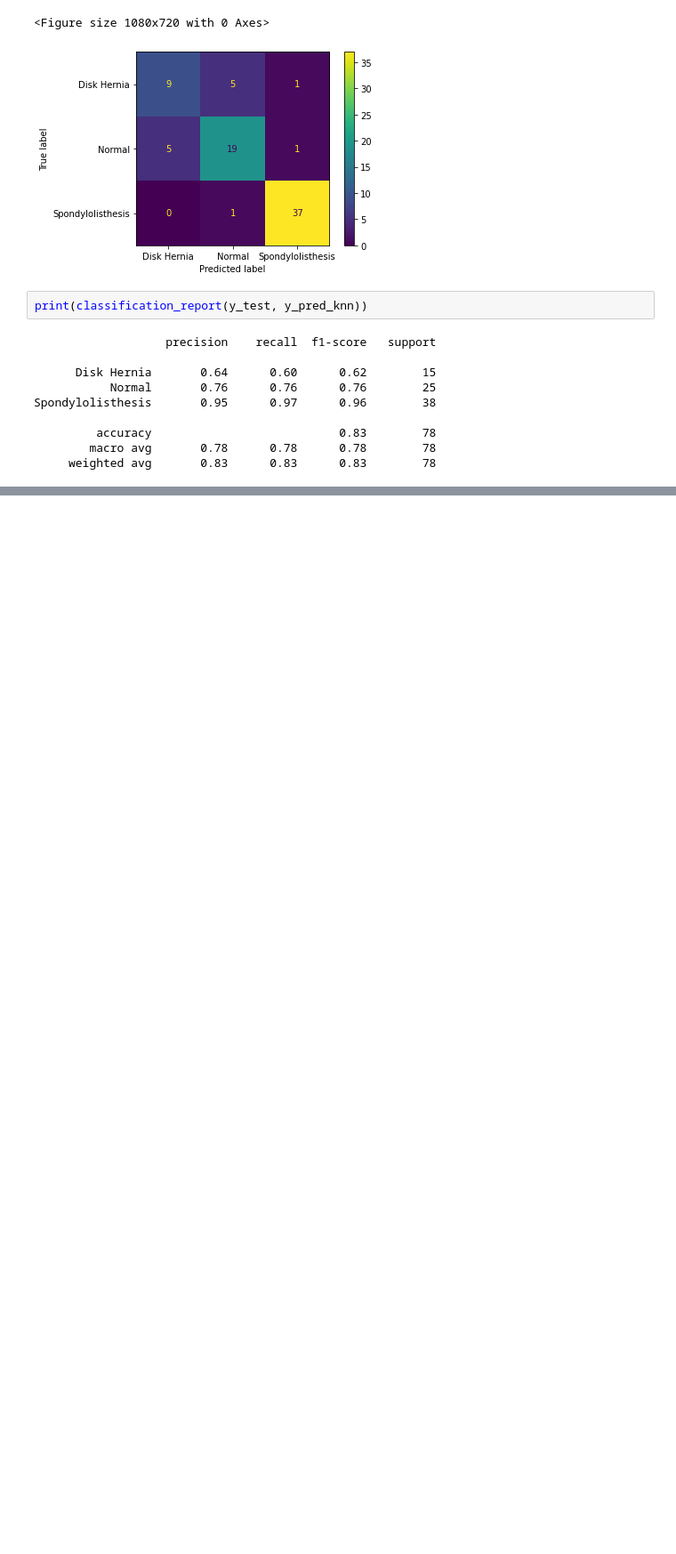
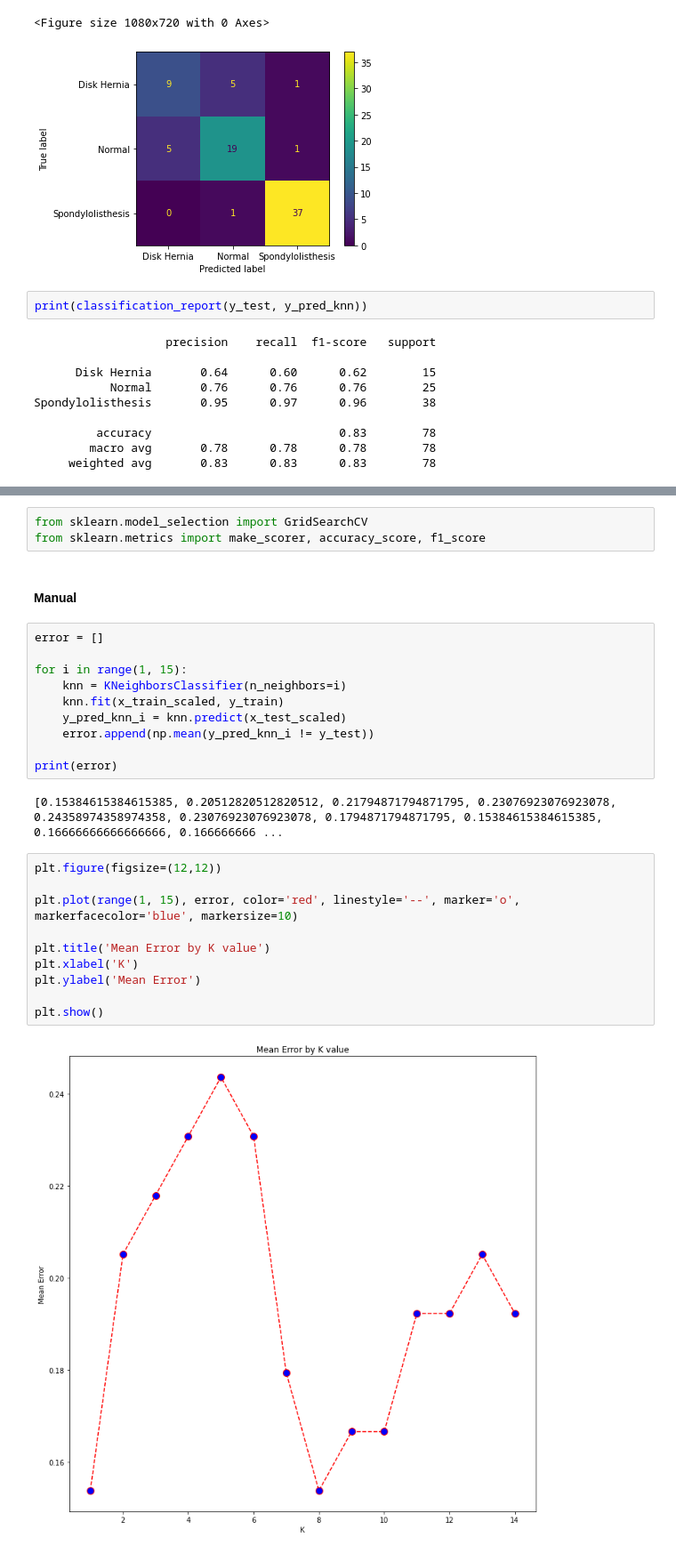
Before and after one commit to jackson-simionato/fase2_pos_tech, a Jupyter notebook: 2_Machine_Learning_Avancado/Aula5_Validacao_Cruzada/Aula5_Validacao_Cruzada.ipynb, the cells around one changed output, grey strips where cells are left out. Shown at 89% size. Drawn from its saved outputs; the diff is of its cells as text; blank space fills up the shorter version.

```diff
--- a/2_Machine_Learning_Avancado/Aula5_Validacao_Cruzada/Aula5_Validacao_Cruzada.ipynb
+++ b/2_Machine_Learning_Avancado/Aula5_Validacao_Cruzada/Aula5_Validacao_Cruzada.ipynb
@@ -249,0 +286,29 @@ Spondylolisthesis       0.95      0.97      0.96        38
+# %%
+from sklearn.model_selection import GridSearchCV
+from sklearn.metrics import make_scorer, accuracy_score, f1_score
+# %% [markdown]
+#### Manual
+# %%
+error = []
+
+for i in range(1, 15):
+    knn = KNeighborsClassifier(n_neighbors=i)
+    knn.fit(x_train_scaled, y_train)
+    y_pred_knn_i = knn.predict(x_test_scaled)
+    error.append(np.mean(y_pred_knn_i != y_test))
+
+print(error)
+# %% [output]
+[0.15384615384615385, 0.20512820512820512, 0.21794871794871795, 0.23076923076923078, 0.24358974358974358, 0.23076923076923078, 0.1794871794871795, 0.15384615384615385, 0.16666666666666666, 0.166666666 ...
+# %%
+plt.figure(figsize=(12,12))
+
+plt.plot(range(1, 15), error, color='red', linestyle='--', marker='o', markerfacecolor='blue', markersize=10)
+
+plt.title('Mean Error by K value')
+plt.xlabel('K')
+plt.ylabel('Mean Error')
+
+plt.show()
+# %% [output]
+[figure, added]
```
Also changed, not shown: parts of 21 cells of this notebook, 2 other files.
